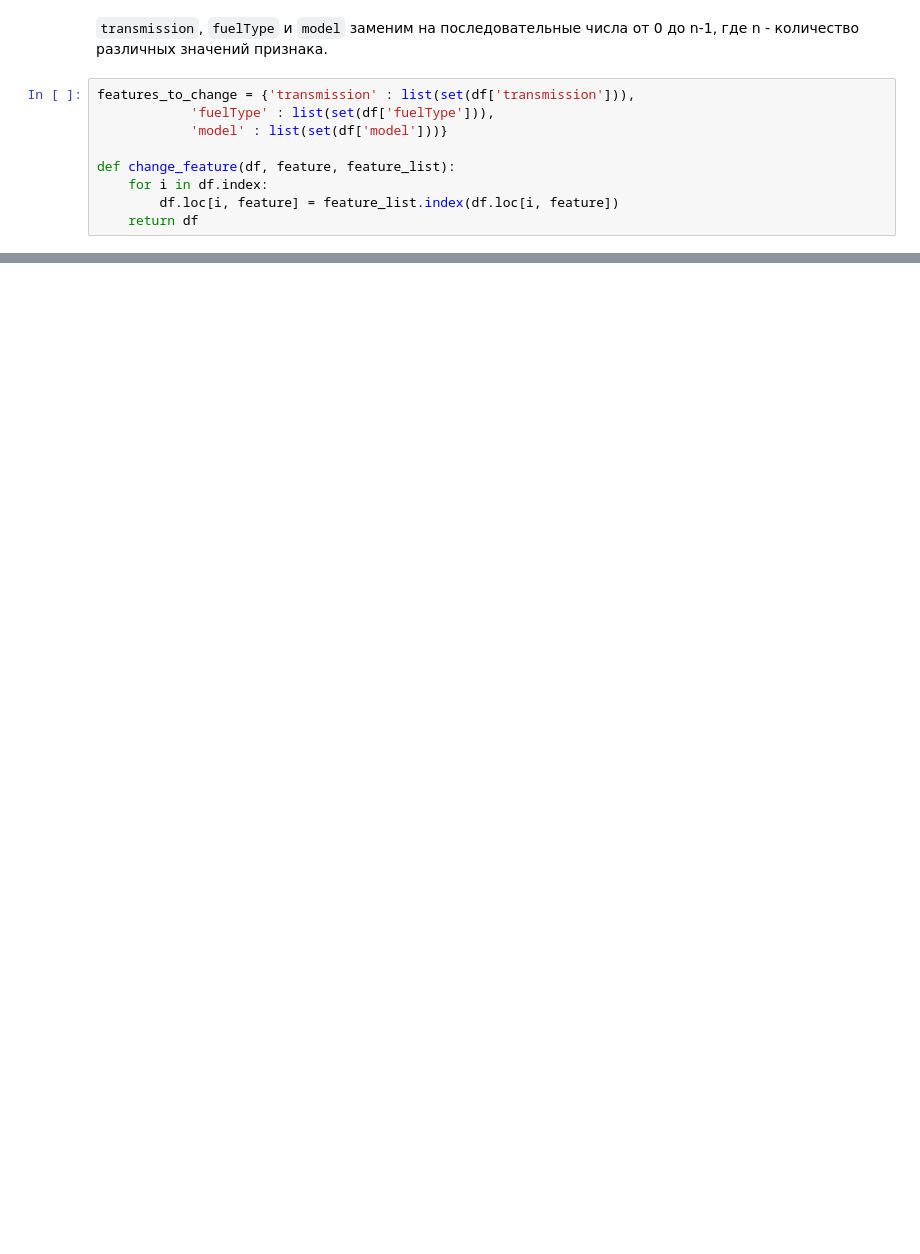
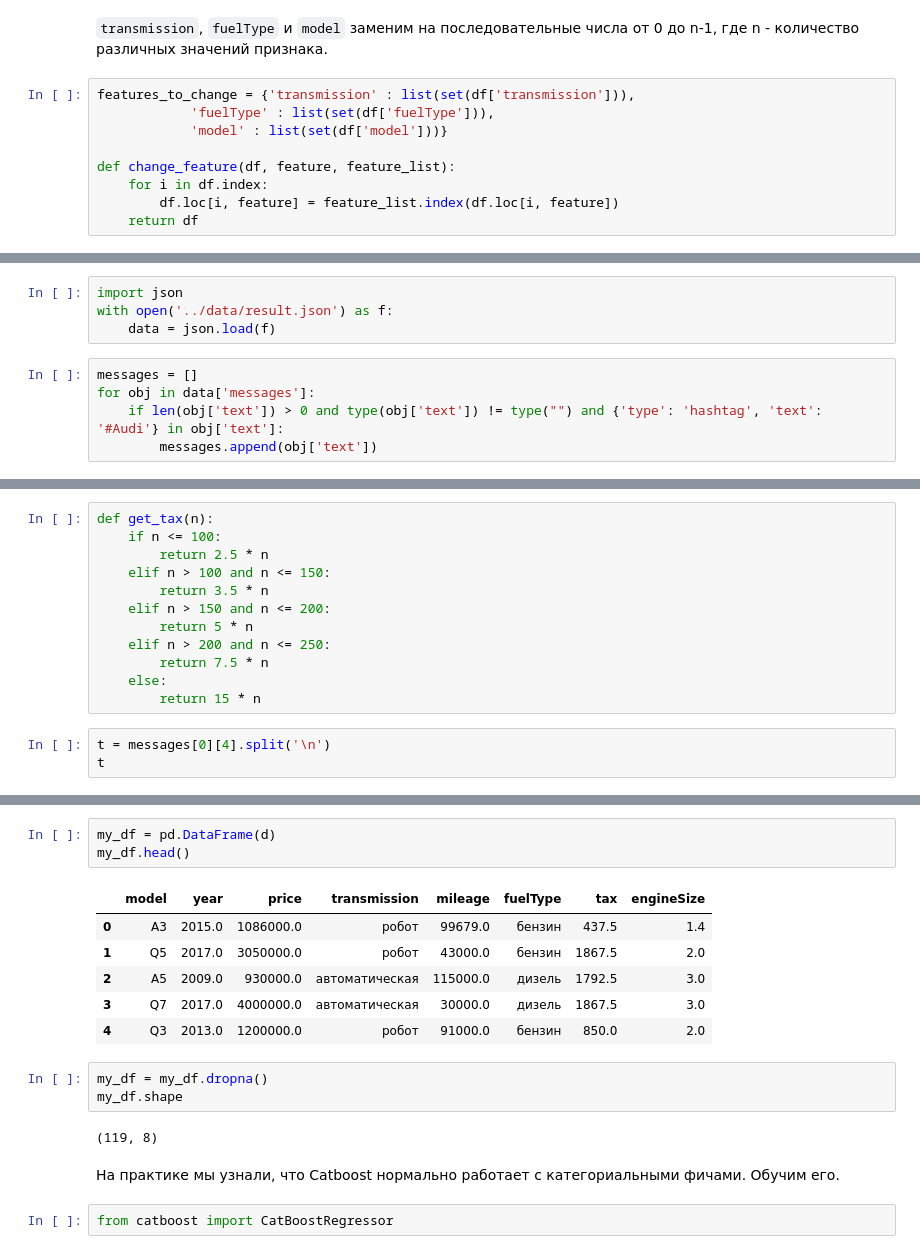
Before and after one commit to nixiieee/hse-ml-course-2024-hw, a Jupyter notebook: notebooks/04-homework.ipynb, the cells around one changed output, grey strips where cells are left out. Saved outputs shown, nothing was run; the diff lists cells and outputs as text; blank space fills up the shorter version.

```diff
--- a/notebooks/04-homework.ipynb
+++ b/notebooks/04-homework.ipynb
@@ -235,0 +182,9 @@ ttest_ind(y_pred1, y_pred2, alternative='less')''';
+# %%
+import json
+with open('../data/result.json') as f:
+    data = json.load(f)
+# %%
+messages = []
+for obj in data['messages']:
+    if len(obj['text']) > 0 and type(obj['text']) != type("") and {'type': 'hashtag', 'text': '#Audi'} in obj['text']:
+        messages.append(obj['text'])
@@ -235,0 +223,15 @@ ttest_ind(y_pred1, y_pred2, alternative='less')''';
+# %%
+def get_tax(n):
+    if n <= 100:
+        return 2.5 * n
+    elif n > 100 and n <= 150:
+        return 3.5 * n
+    elif n > 150 and n <= 200:
+        return 5 * n
+    elif n > 200 and n <= 250:
+        return 7.5 * n
+    else:
+        return 15 * n
+# %%
+t = messages[0][4].split('\n')
+t
@@ -235,0 +352,19 @@ ttest_ind(y_pred1, y_pred2, alternative='less')''';
+# %%
+my_df = pd.DataFrame(d)
+my_df.head()
+# %% [output]
+|  | model | year | price | transmission | mileage | fuelType | tax | engineSize |
+| 0 | A3 | 2015.0 | 1086000.0 | робот | 99679.0 | бензин | 437.5 | 1.4 |
+| 1 | Q5 | 2017.0 | 3050000.0 | робот | 43000.0 | бензин | 1867.5 | 2.0 |
+| 2 | A5 | 2009.0 | 930000.0 | автоматическая | 115000.0 | дизель | 1792.5 | 3.0 |
+| 3 | Q7 | 2017.0 | 4000000.0 | автоматическая | 30000.0 | дизель | 1867.5 | 3.0 |
+| 4 | Q3 | 2013.0 | 1200000.0 | робот | 91000.0 | бензин | 850.0 | 2.0 |
+# %%
+my_df = my_df.dropna()
+my_df.shape
+# %% [output]
+(119, 8)
+# %% [markdown]
+На практике мы узнали, что Catboost нормально работает с категориальными фичами. Обучим его.
+# %%
+from catboost import CatBoostRegressor
```
Also changed, not shown: parts of 39 cells of this notebook.
